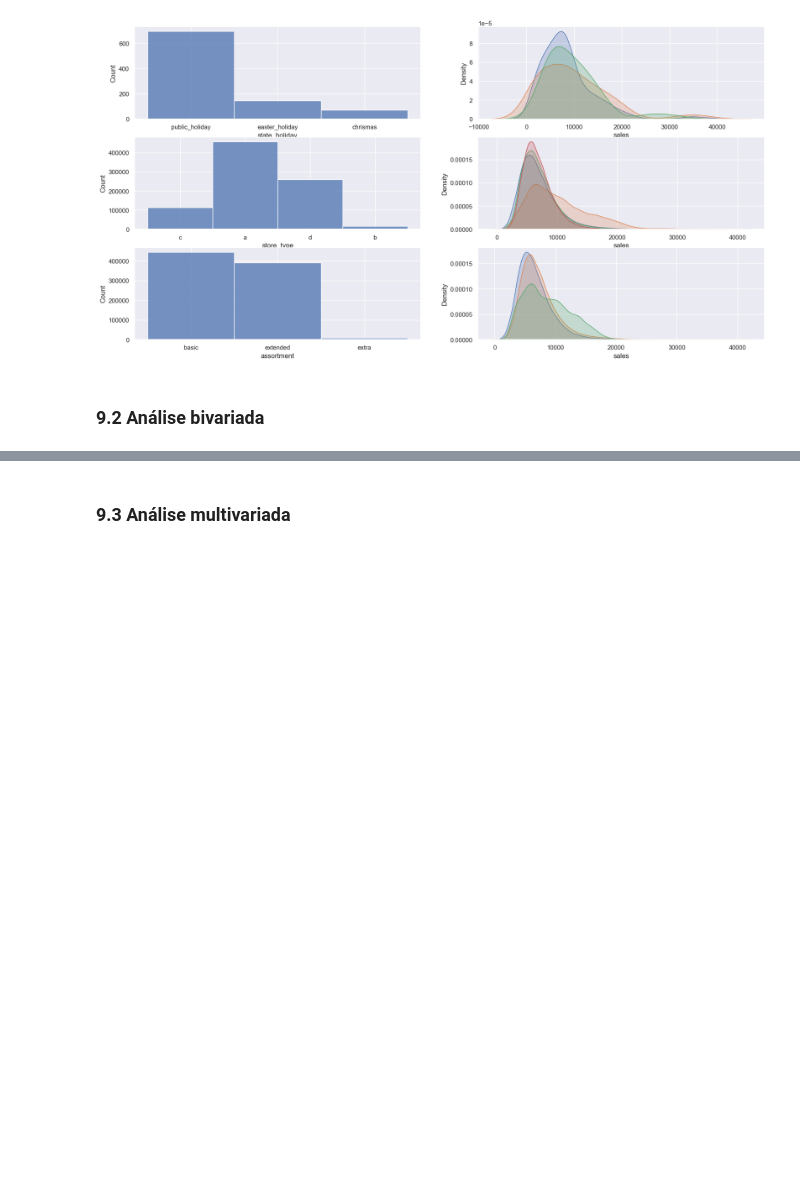
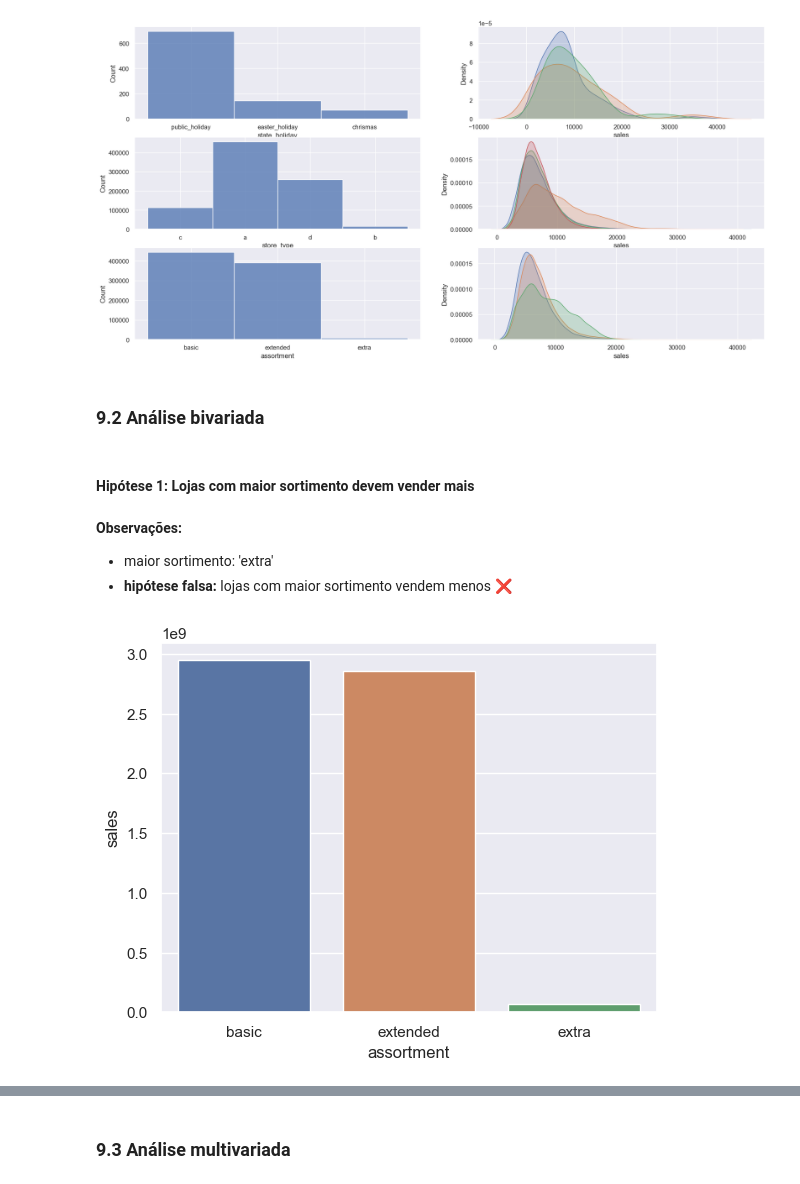
Before and after one commit to deborabmfreitas/projeto-rossmann-regressao, a Jupyter notebook: rossmann_regression.ipynb, the cells around one changed output, grey strips where cells are left out. Drawn from its saved outputs; the diff is of its cells as text; code cells hidden in the pictures; blank space fills up the shorter version.

Commit message:
validando hipóteses 1-3

```diff
--- a/rossmann_regression.ipynb
+++ b/rossmann_regression.ipynb
@@ -755,3 +740,16 @@ sns.kdeplot(df4[df4['assortment'] == 'extra']['sales'],
 [figure]
 # %% [markdown]
 ### 9.2 Análise bivariada
+# %% [markdown]
+#### Hipótese 1: Lojas com maior sortimento devem vender mais
+# %% [markdown]
+**Observações:**
+- maior sortimento: 'extra'
+- **hipótese falsa:** lojas com maior sortimento vendem menos ❌
+# %%
+# gráfico de barras para comparar a soma das vendas por tipo de sortimento
+
+aux1 = df4[['assortment', 'sales']].groupby('assortment').sum().reset_index()
+sns.barplot(x='assortment', y='sales', data=aux1)
+# %% [output]
+[figure, added]
```
Also changed, not shown: parts of 17 cells of this notebook.
